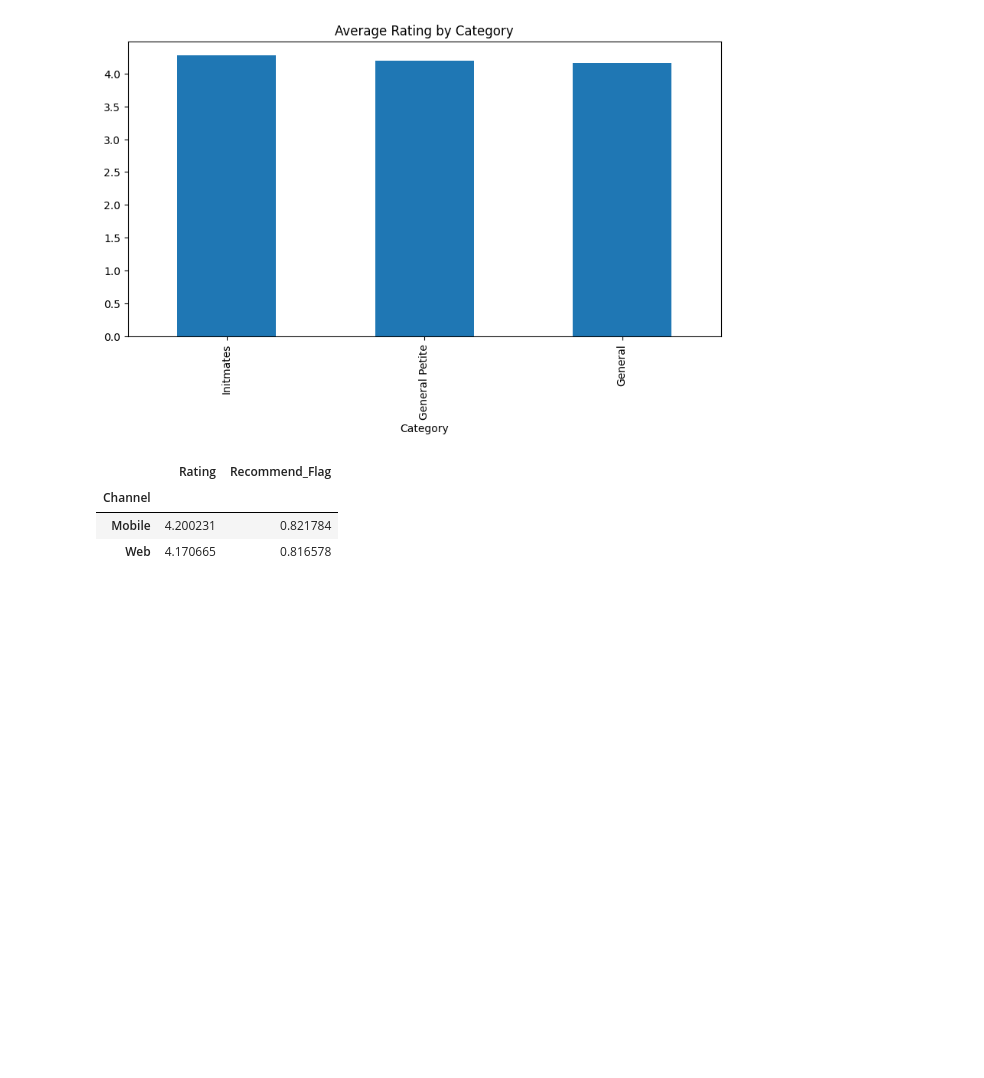
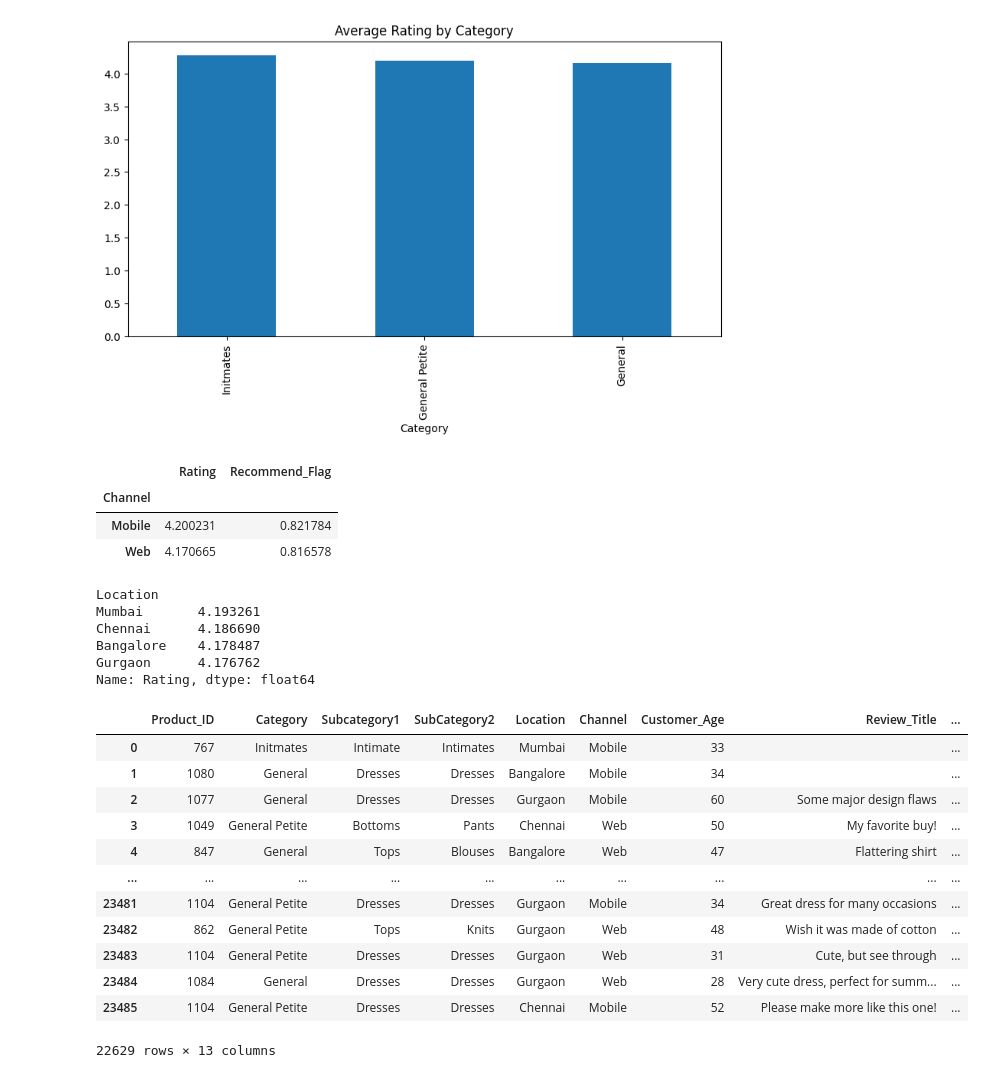
Before and after one commit to Adi46878/women-clothing-review-analytics, a Jupyter notebook: Women_Clothing_Review_Analytics.ipynb, the cells around one changed output. Saved outputs shown, nothing was run; the diff lists cells and outputs as text; code cells hidden in the pictures; blank space fills up the shorter version.

Commit message:
Age and location analysis completed

```diff
--- a/Women_Clothing_Review_Analytics.ipynb
+++ b/Women_Clothing_Review_Analytics.ipynb
@@ -226,0 +229,9 @@ df.groupby('Channel')[['Rating', 'Recommend_Flag']].mean()
+# %%
+location_rating
+# %% [output]
+Location
+Mumbai       4.193261
+Chennai      4.186690
+Bangalore    4.178487
+Gurgaon      4.176762
+Name: Rating, dtype: float64
@@ -226,0 +240,22 @@ df.groupby('Channel')[['Rating', 'Recommend_Flag']].mean()
+# %%
+bins = [0,20,30,40,50,60,100]
+
+labels = ['<20', '20-30', '30-40', '40-50', '50-60', '60+']
+# %%
+df['Age_Group'] = pd.cut(df['Customer_Age'], bins=bins, labels=labels)
+# %%
+df
+# %% [output]
+|  | Product_ID | Category | Subcategory1 | SubCategory2 | Location | Channel | Customer_Age | Review_Title | ... |
+| 0 | 767 | Initmates | Intimate | Intimates | Mumbai | Mobile | 33 |  | ... |
+| 1 | 1080 | General | Dresses | Dresses | Bangalore | Mobile | 34 |  | ... |
+| 2 | 1077 | General | Dresses | Dresses | Gurgaon | Mobile | 60 | Some major design flaws | ... |
+| 3 | 1049 | General Petite | Bottoms | Pants | Chennai | Web | 50 | My favorite buy! | ... |
+| 4 | 847 | General | Tops | Blouses | Bangalore | Web | 47 | Flattering shirt | ... |
+| ... | ... | ... | ... | ... | ... | ... | ... | ... | ... |
+| 23481 | 1104 | General Petite | Dresses | Dresses | Gurgaon | Mobile | 34 | Great dress for many occasions | ... |
+| 23482 | 862 | General Petite | Tops | Knits | Gurgaon | Web | 48 | Wish it was made of cotton | ... |
+| 23483 | 1104 | General Petite | Dresses | Dresses | Gurgaon | Web | 31 | Cute, but see through | ... |
+| 23484 | 1084 | General | Dresses | Dresses | Gurgaon | Web | 28 | Very cute dress, perfect for summ... | ... |
+| 23485 | 1104 | General Petite | Dresses | Dresses | Chennai | Mobile | 52 | Please make more like this one! | ... |
+22629 rows × 13 columns
```
Also changed, not shown: parts of 5 cells of this notebook.
